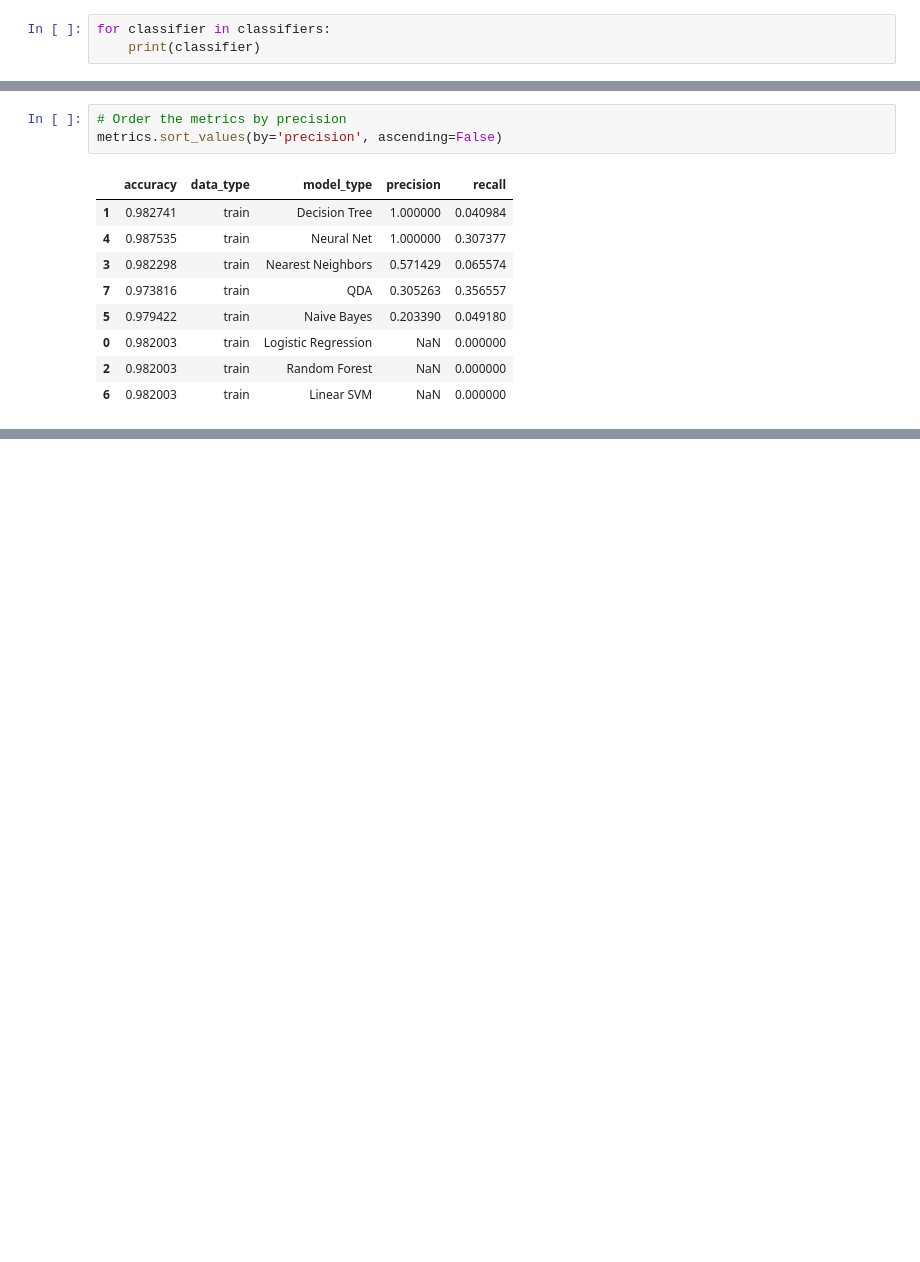
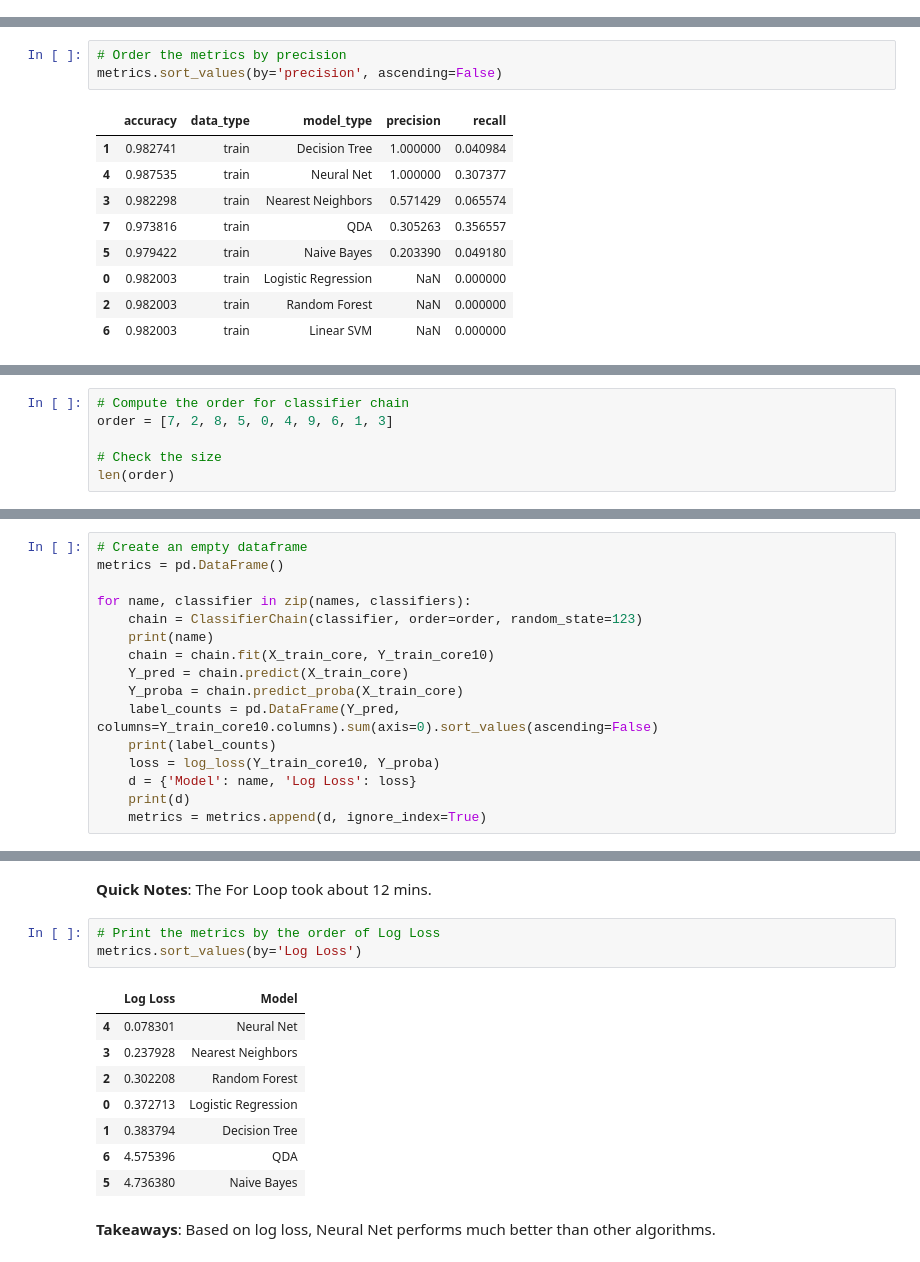
Before and after one commit to Yongliang-Shi/Mechanism-of-Action-Prediction, a Jupyter notebook: classifier_chain_v8.ipynb, the cells around one changed output, grey strips where cells are left out. Drawn from its saved outputs; the diff is of its cells as text; blank space fills up the shorter version.

```diff
--- a/classifier_chain_v8.ipynb
+++ b/classifier_chain_v8.ipynb
@@ -327,5 +326,2 @@ classifiers = [
     QuadraticDiscriminantAnalysis()
 ]
-# %%
-for classifier in classifiers:
-    print(classifier)
@@ -408,0 +436,6 @@ metrics.sort_values(by='precision', ascending=False)
+# %%
+# Compute the order for classifier chain
+order = [7, 2, 8, 5, 0, 4, 9, 6, 1, 3]
+
+# Check the size
+len(order)
@@ -408,0 +444,16 @@ metrics.sort_values(by='precision', ascending=False)
+# %%
+# Create an empty dataframe
+metrics = pd.DataFrame()
+
+for name, classifier in zip(names, classifiers):
+    chain = ClassifierChain(classifier, order=order, random_state=123)
+    print(name)
+    chain = chain.fit(X_train_core, Y_train_core10)
+    Y_pred = chain.predict(X_train_core)
+    Y_proba = chain.predict_proba(X_train_core)
+    label_counts = pd.DataFrame(Y_pred, columns=Y_train_core10.columns).sum(axis=0).sort_values(ascending=False)
+    print(label_counts)
+    loss = log_loss(Y_train_core10, Y_proba)
+    d = {'Model': name, 'Log Loss': loss}
+    print(d)
+    metrics = metrics.append(d, ignore_index=True)
@@ -408,0 +478,16 @@ metrics.sort_values(by='precision', ascending=False)
+# %% [markdown]
+**Quick Notes**: The For Loop took about 12 mins.
+# %%
+# Print the metrics by the order of Log Loss
+metrics.sort_values(by='Log Loss')
+# %% [output]
+|  | Log Loss | Model |
+| 4 | 0.078301 | Neural Net |
+| 3 | 0.237928 | Nearest Neighbors |
+| 2 | 0.302208 | Random Forest |
+| 0 | 0.372713 | Logistic Regression |
+| 1 | 0.383794 | Decision Tree |
+| 6 | 4.575396 | QDA |
+| 5 | 4.736380 | Naive Bayes |
+# %% [markdown]
+**Takeaways**: Based on log loss, Neural Net performs much better than other algorithms.
```
Also changed, not shown: parts of 11 cells of this notebook.
